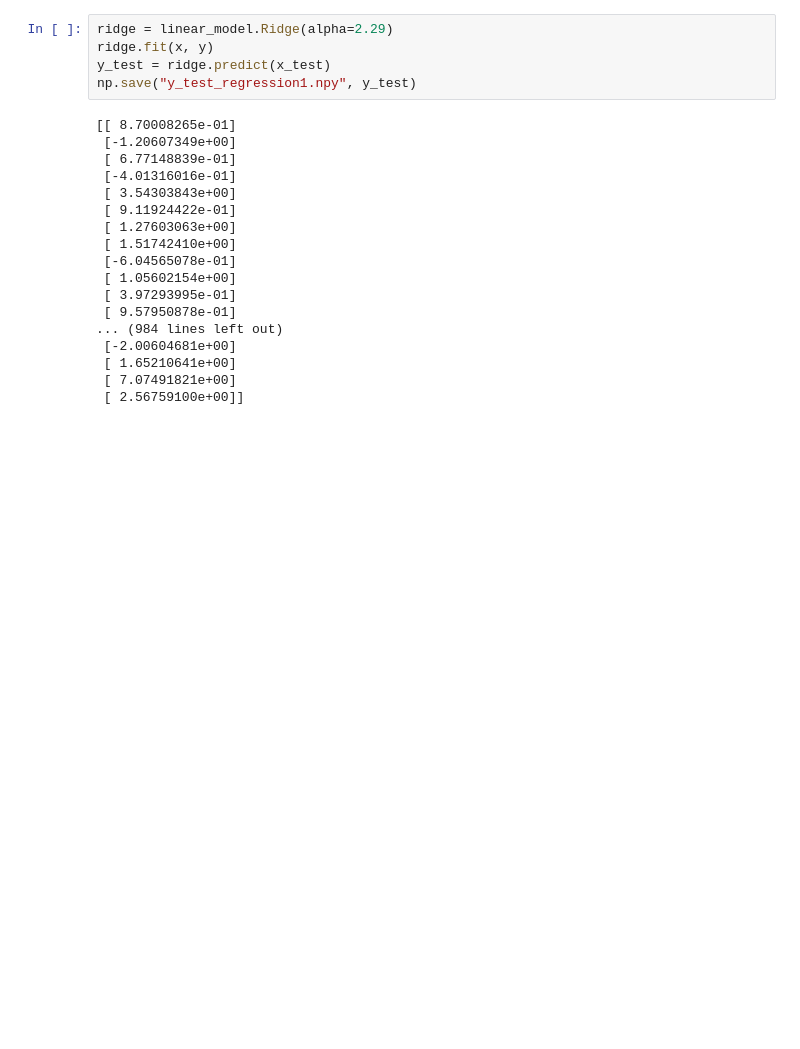
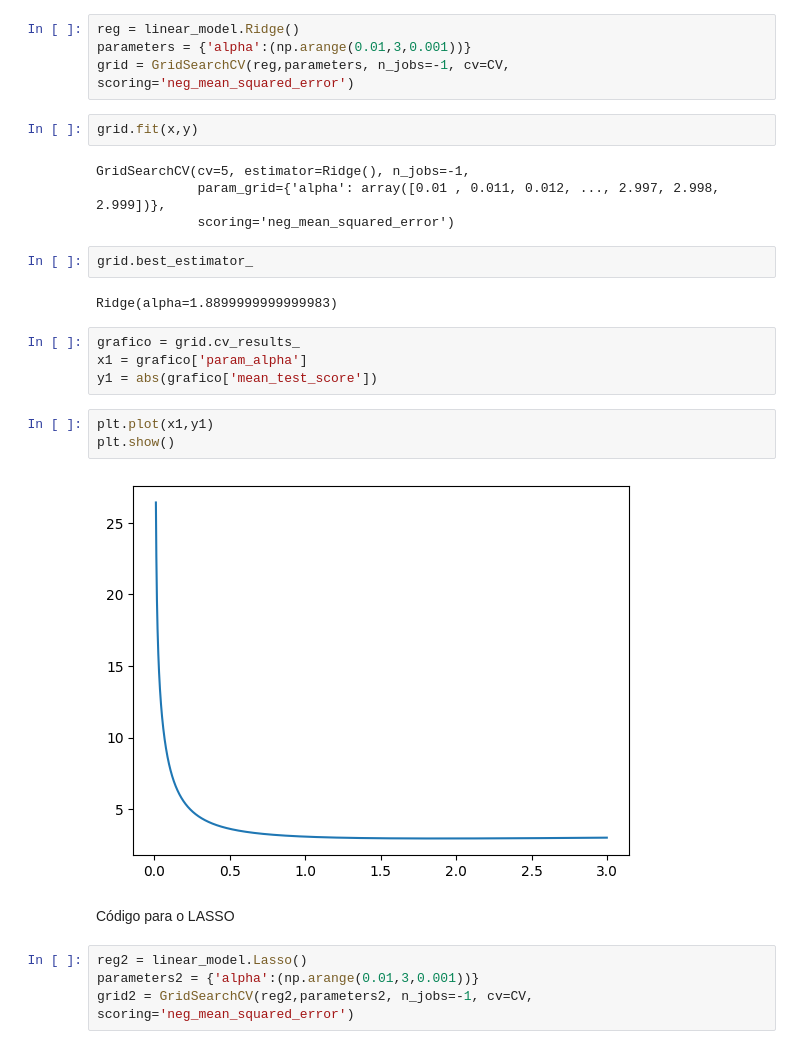
Before and after one commit to RodsCoimbra/AAut, a Jupyter notebook: Projeto1_Parte1/Y_de_teste.ipynb, the cells around one changed output. Saved outputs shown, nothing was run; the diff lists cells and outputs as text; blank space fills up the shorter version.

```diff
--- a/Projeto1_Parte1/Y_de_teste.ipynb
+++ b/Projeto1_Parte1/Y_de_teste.ipynb
@@ -12,23 +14,29 @@ x_test = np.load("X_test_regression1.npy")
-# %%
-ridge = linear_model.Ridge(alpha=2.29)
-ridge.fit(x, y)
-y_test = ridge.predict(x_test)
-np.save("y_test_regression1.npy", y_test)
-# %% [output]
-[[ 8.70008265e-01]
- [-1.20607349e+00]
- [ 6.77148839e-01]
- [-4.01316016e-01]
- [ 3.54303843e+00]
- [ 9.11924422e-01]
- [ 1.27603063e+00]
- [ 1.51742410e+00]
- [-6.04565078e-01]
- [ 1.05602154e+00]
- [ 3.97293995e-01]
- [ 9.57950878e-01]
-... (984 lines left out)
- [-2.00604681e+00]
- [ 1.65210641e+00]
- [ 7.07491821e+00]
- [ 2.56759100e+00]]
+# %%
+reg = linear_model.Ridge()
+parameters = {'alpha':(np.arange(0.01,3,0.001))}
+grid = GridSearchCV(reg,parameters, n_jobs=-1, cv=CV, scoring='neg_mean_squared_error')
+# %%
+grid.fit(x,y)
+# %% [output]
+GridSearchCV(cv=5, estimator=Ridge(), n_jobs=-1,
+             param_grid={'alpha': array([0.01 , 0.011, 0.012, ..., 2.997, 2.998, 2.999])},
+             scoring='neg_mean_squared_error')
+# %%
+grid.best_estimator_
+# %% [output]
+Ridge(alpha=1.8899999999999983)
+# %%
+grafico = grid.cv_results_
+x1 = grafico['param_alpha']
+y1 = abs(grafico['mean_test_score'])
+# %%
+plt.plot(x1,y1)
+plt.show()
+# %% [output]
+[figure, added]
+# %% [markdown]
+Código para o LASSO
+# %%
+reg2 = linear_model.Lasso()
+parameters2 = {'alpha':(np.arange(0.01,3,0.001))}
+grid2 = GridSearchCV(reg2,parameters2, n_jobs=-1, cv=CV, scoring='neg_mean_squared_error')
```
Also changed, not shown: parts of 8 cells of this notebook, 11 other files.
